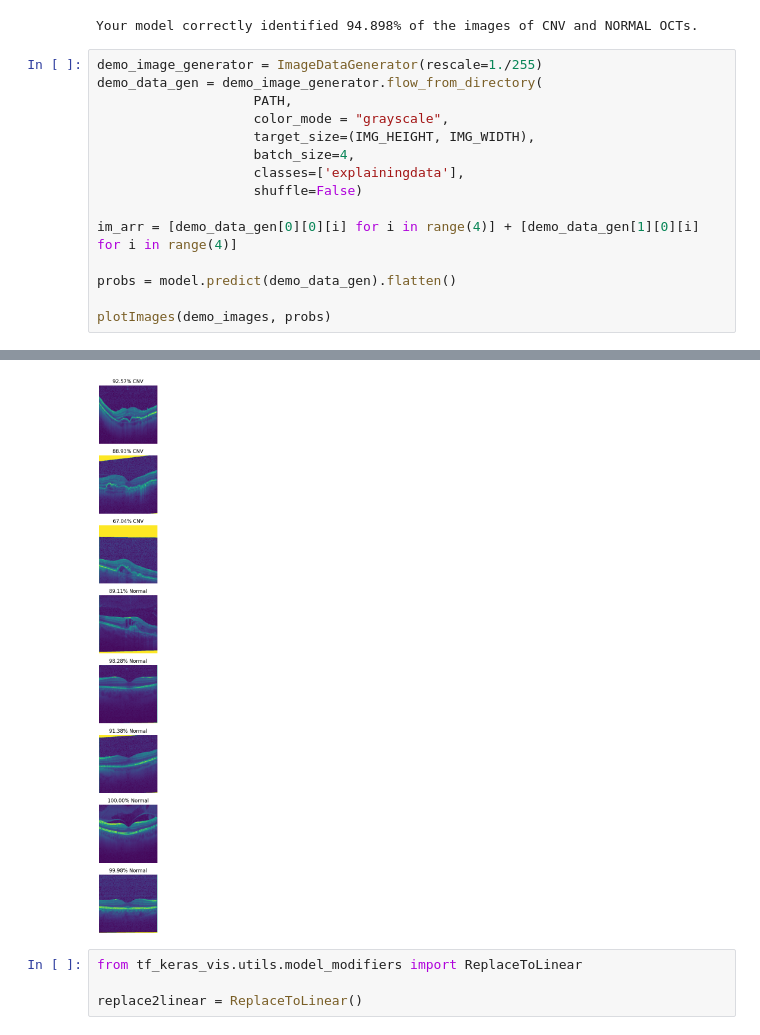
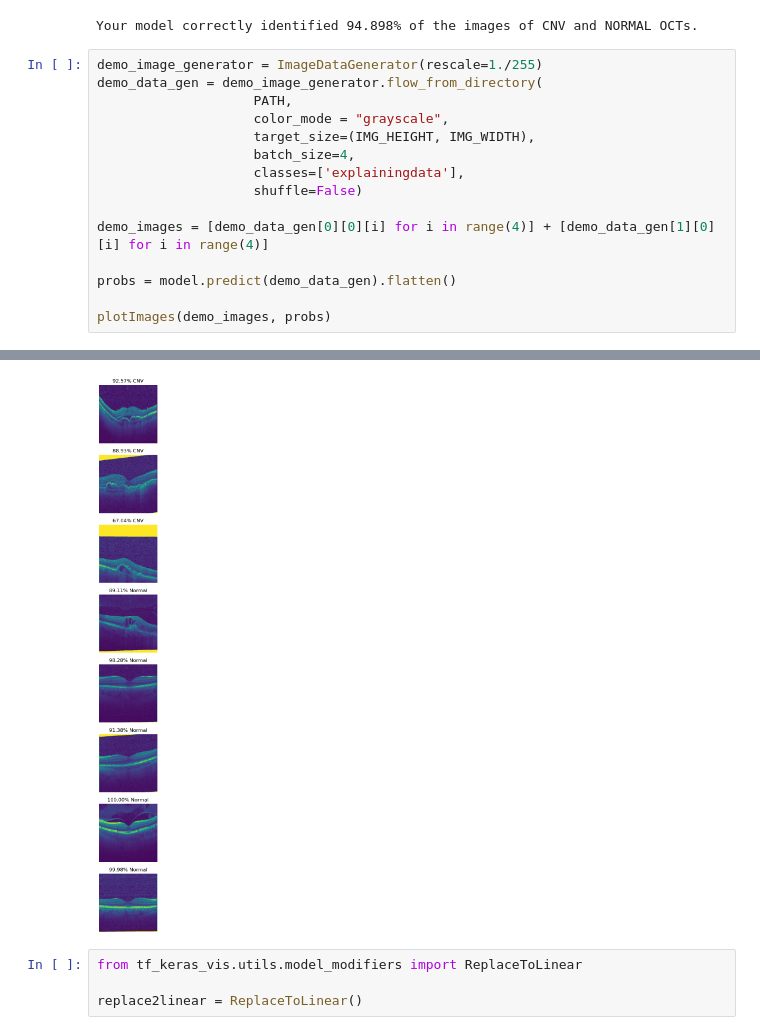
Before and after one commit to mayvid6-6/Octclassifier, a Jupyter notebook: CNV_explanation.ipynb, the cells around one changed output, grey strips where cells are left out. Cells and saved outputs as stored; diff of their text form.

```diff
--- a/CNV_explanation.ipynb
+++ b/CNV_explanation.ipynb
@@ -95,7 +98,7 @@ demo_data_gen = demo_image_generator.flow_from_directory(
                     classes=['explainingdata'],
                     shuffle=False)
 
-im_arr = [demo_data_gen[0][0][i] for i in range(4)] + [demo_data_gen[1][0][i] for i in range(4)]
+demo_images = [demo_data_gen[0][0][i] for i in range(4)] + [demo_data_gen[1][0][i] for i in range(4)]
 
 probs = model.predict(demo_data_gen).flatten()
 
@@ -106,4 +111,4 @@ Found 8 images belonging to 1 classes.
-[figure, old version]
+[figure, new version]
 # %%
 from tf_keras_vis.utils.model_modifiers import ReplaceToLinear
 
```
Also changed, not shown: parts of 2 cells of this notebook.
